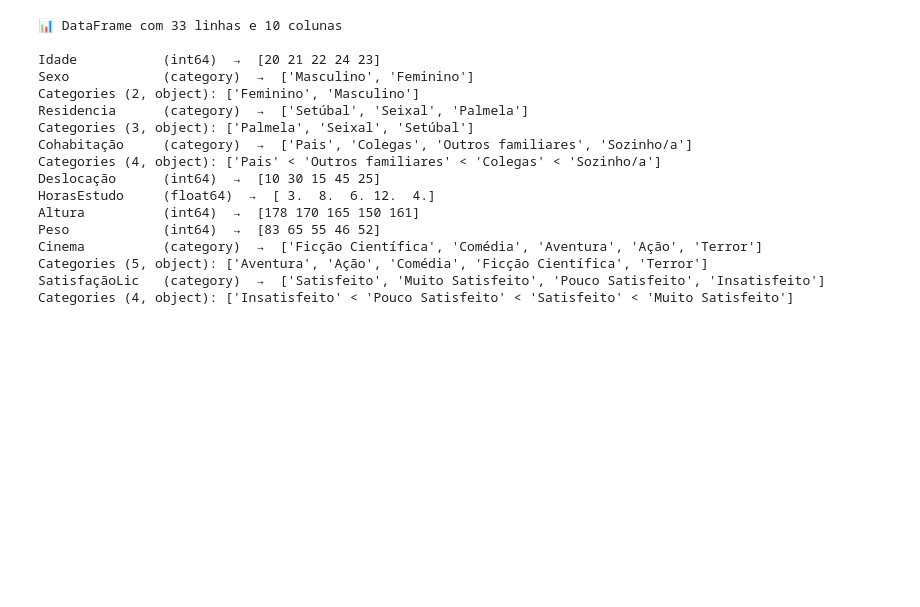
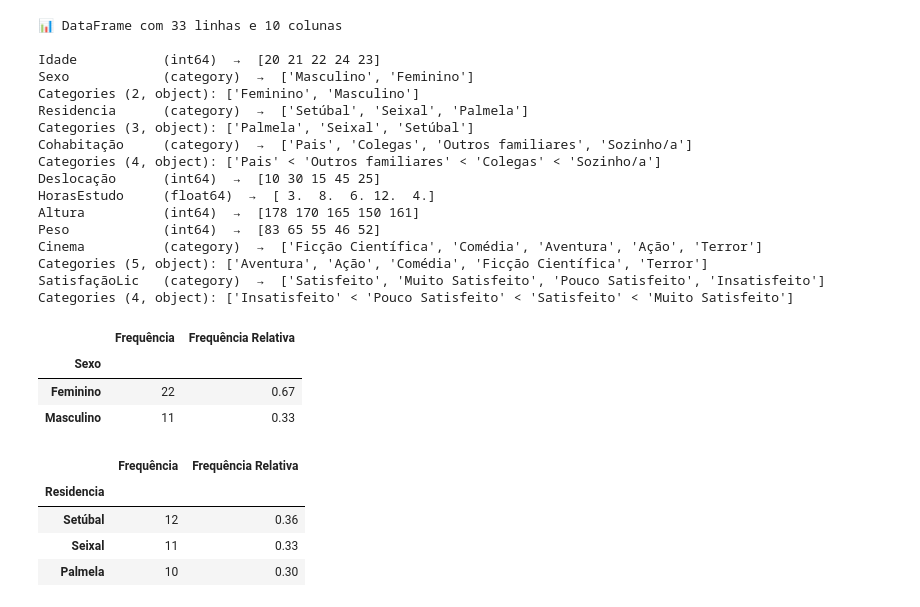
Before and after one commit to RuiRodrigues-lab/DataScienceFE, a Jupyter notebook: CP2.ipynb, the cells around one changed output. Cells and saved outputs as stored; diff of their text form; code cells hidden in the pictures; blank space fills up the shorter version.

```diff
--- a/CP2.ipynb
+++ b/CP2.ipynb
@@ -115,3 +114,59 @@ Cinema          (category)  →  ['Ficção Científica', 'Comédia', 'Aventura'
 Categories (5, object): ['Aventura', 'Ação', 'Comédia', 'Ficção Científica', 'Terror']
 SatisfaçãoLic   (category)  →  ['Satisfeito', 'Muito Satisfeito', 'Pouco Satisfeito', 'Insatisfeito']
 Categories (4, object): ['Insatisfeito' < 'Pouco Satisfeito' < 'Satisfeito' < 'Muito Satisfeito']
+# %%
+#Tabela Sexo
+freq_abs = df["Sexo"].value_counts() #Frequencias Absolutas
+freq_rel = df["Sexo"].value_counts(normalize=True).round(2) #Frequencias Relativas
+#Aqui juntamos ambas as columas que calculamos antes em uma tabela
+tabelaSexo = pd.DataFrame({
+    "Frequência": freq_abs,
+    "Frequência Relativa": freq_rel
+})
+
+#Tabela Residencia
+freq_abs = df["Residencia"].value_counts()
+freq_rel = df["Residencia"].value_counts(normalize=True).round(2)
+tabelaResidencia = pd.DataFrame({
+    "Frequência": freq_abs,
+    "Frequência Relativa": freq_rel
+})
+
+#Tabela Cohabitação
+freq_abs = df["Cohabitação"].value_counts()
+freq_rel = df["Cohabitação"].value_counts(normalize=True).round(2)
+tabelaCohabitação = pd.DataFrame({
+    "Frequência": freq_abs,
+    "Frequência Relativa": freq_rel
+})
+
+#Tabela Cinema
+freq_abs = df["Cinema"].value_counts()
+freq_rel = df["Cinema"].value_counts(normalize=True).round(2)
+tabelaCinema = pd.DataFrame({
+    "Frequência": freq_abs,
+    "Frequência Relativa": freq_rel
+})
+
+#Tabela SatisfaçãoLic
+freq_abs = df["SatisfaçãoLic"].value_counts()
+freq_rel = df["SatisfaçãoLic"].value_counts(normalize=True).round(2)
+tabelaSatisfaçãoLic = pd.DataFrame({
+    "Frequência": freq_abs,
+    "Frequência Relativa": freq_rel
+})
+
+tabelaSexo
+# %% [output]
+|  | Frequência | Frequência Relativa |
+| Sexo |  |  |
+| Feminino | 22 | 0.67 |
+| Masculino | 11 | 0.33 |
+# %%
+tabelaResidencia
+# %% [output]
+|  | Frequência | Frequência Relativa |
+| Residencia |  |  |
+| Setúbal | 12 | 0.36 |
+| Seixal | 11 | 0.33 |
+| Palmela | 10 | 0.30 |
```
Also changed, not shown: parts of 4 cells of this notebook.
